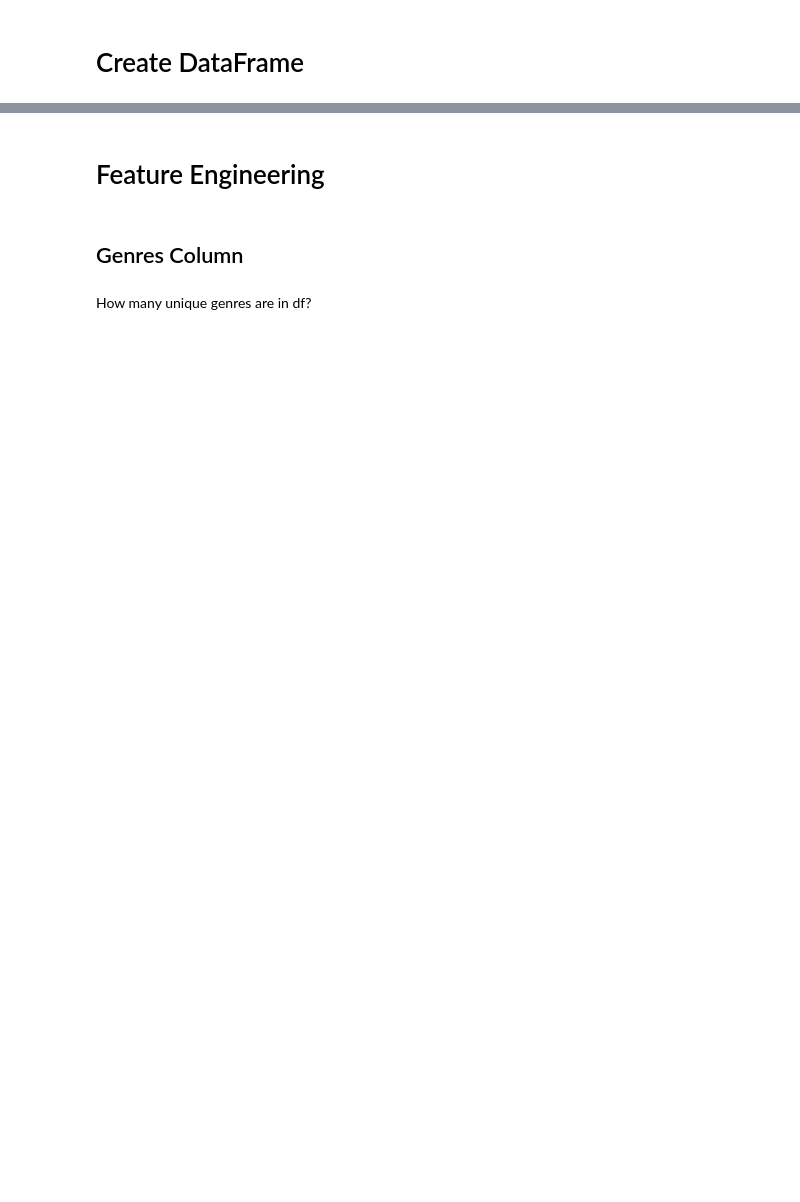
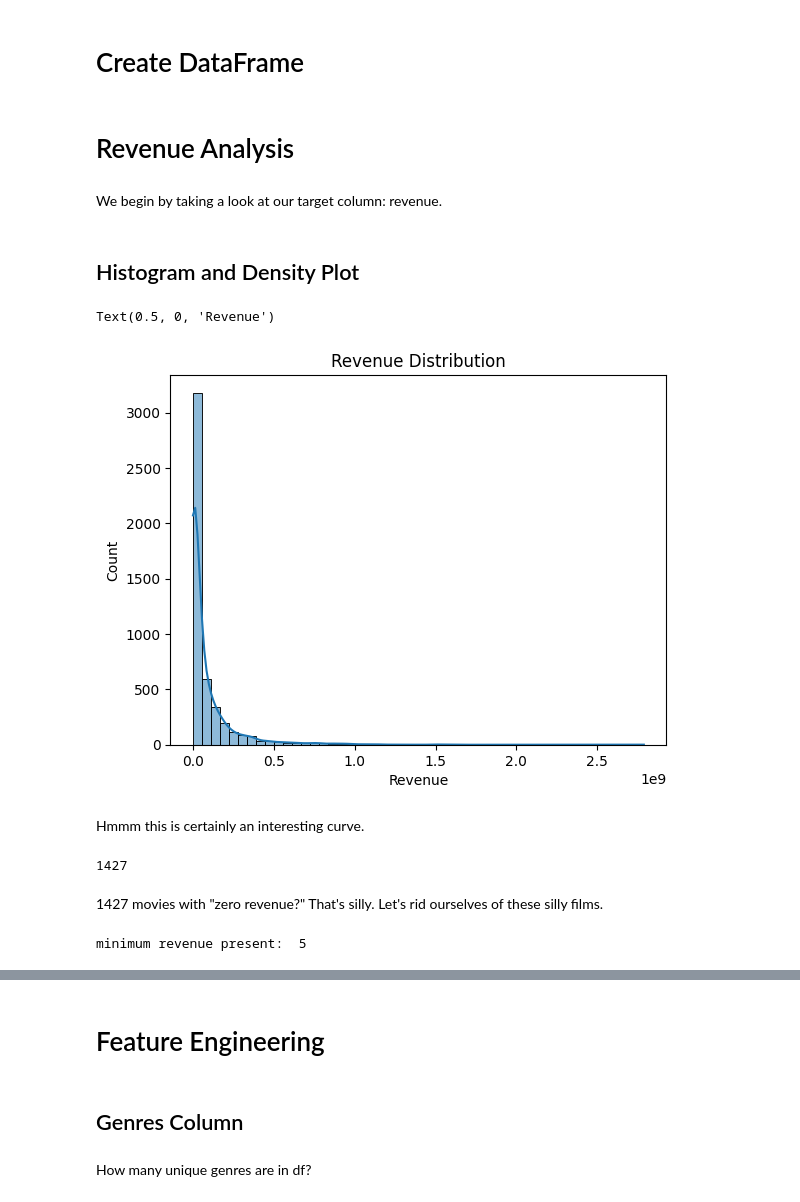
Before and after one commit to GreysonPMeyer/Film_Revenue_Predictions, a Jupyter notebook: feature_engineering.ipynb, the cells around one changed output, grey strips where cells are left out. Drawn from its saved outputs; the diff is of its cells as text; code cells hidden in the pictures; blank space fills up the shorter version.

```diff
--- a/feature_engineering.ipynb
+++ b/feature_engineering.ipynb
@@ -14,3 +14,32 @@ df_cred = pd.read_csv('/Users/greysonmeyer/Downloads/tmdb5000/tmdb_5000_credits.
 df_mov = pd.read_csv('/Users/greysonmeyer/Downloads/tmdb5000/tmdb_5000_movies.csv').drop(columns=['homepage', 'keywords', 'original_language', 'original_title', 'overview', 'production_countries', 'spoken_languages', 'status', 'tagline', 'vote_average', 'vote_count'])
 df = df_cred.merge(df_mov, left_on='movie_id', right_on='id')
 df = df.drop(columns='id')
+# %% [markdown]
+# Revenue Analysis
+# %% [markdown]
+We begin by taking a look at our target column: revenue.
+# %% [markdown]
+## Histogram and Density Plot
+# %%
+y = df['revenue']
+# %%
+sns.histplot(y, bins=50, kde=True)
+plt.title("Revenue Distribution")
+plt.xlabel("Revenue")
+# %% [output]
+Text(0.5, 0, 'Revenue')
+[figure, added]
+# %% [markdown]
+Hmmm this is certainly an interesting curve.
+# %%
+z_count = df[df['revenue'] == 0]['movie_id'].count()
+print(z_count)
+# %% [output]
+1427
+# %% [markdown]
+1427 movies with "zero revenue?" That's silly. Let's rid ourselves of these silly films.
+# %%
+df = df[df['revenue'] > 0]
+print("minimum revenue present: ", df['revenue'].min())
+# %% [output]
+minimum revenue present:  5
```
Also changed, not shown: parts of 14 cells of this notebook, 1 other file.
